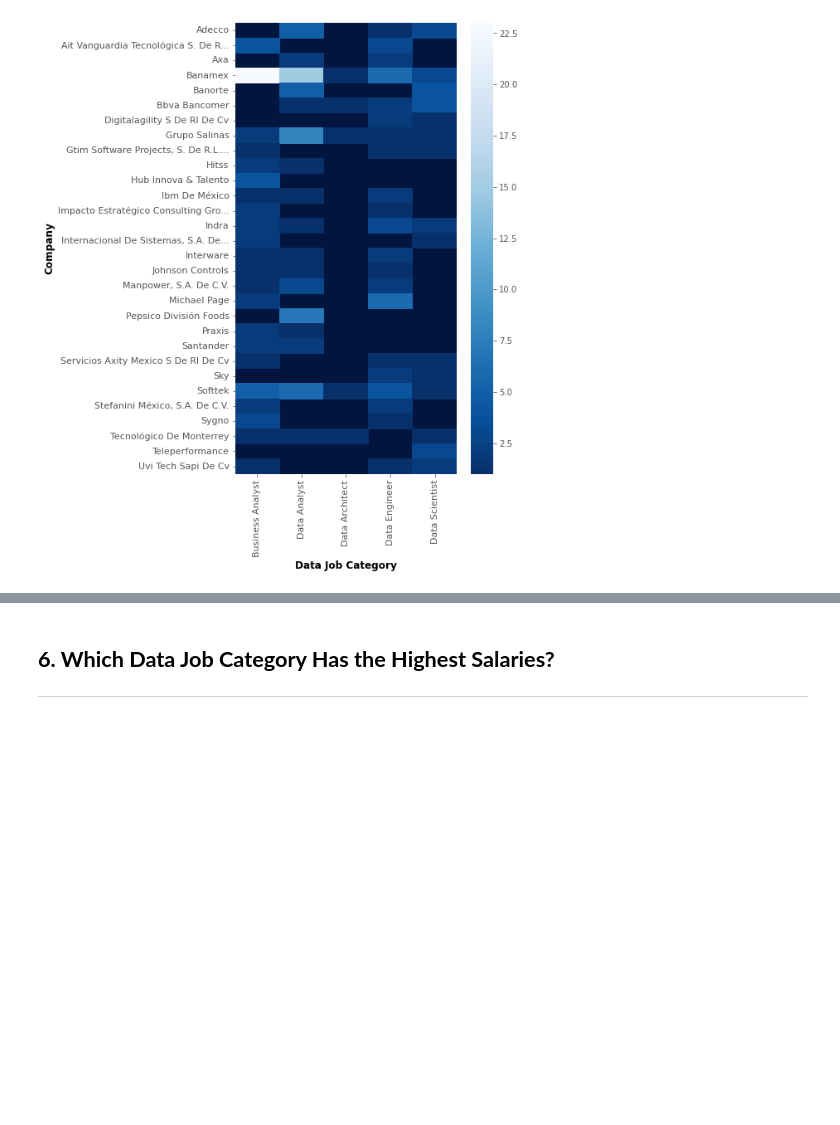
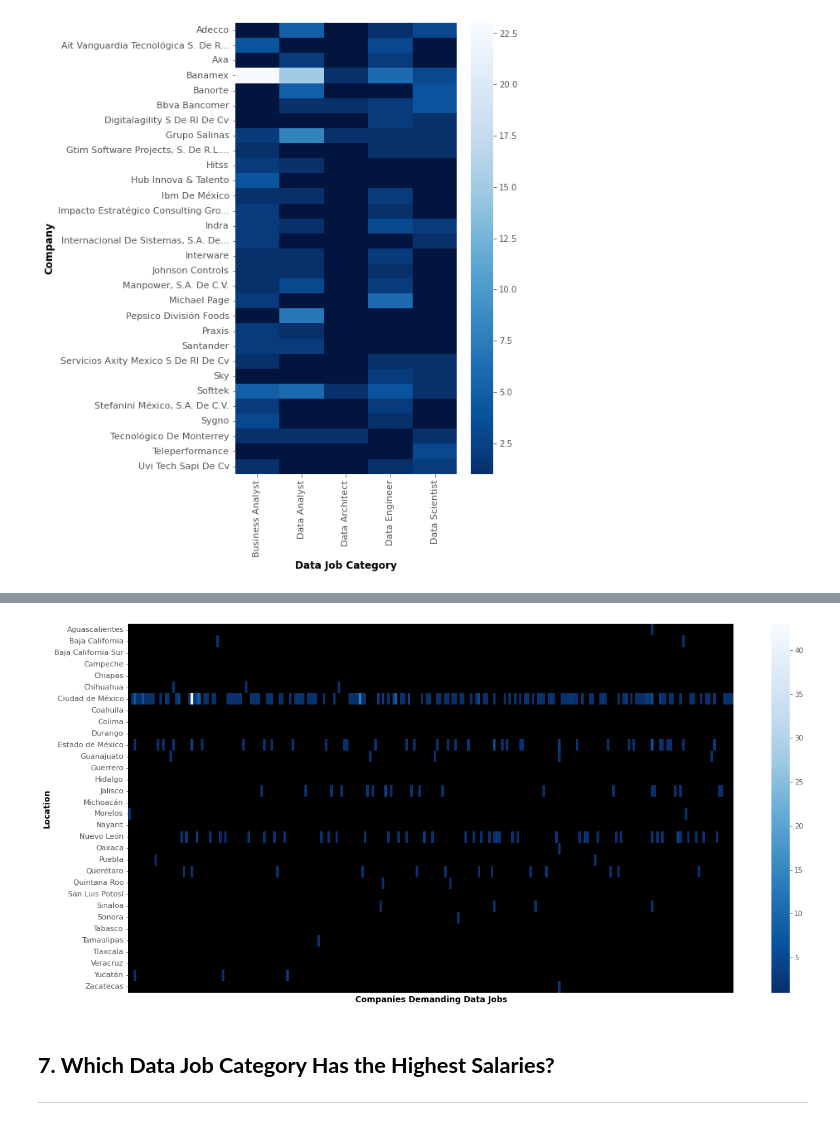
Before and after one commit to DanielEduardoLopez/DataJobsMX2022, a Jupyter notebook: 3-DataAnalysisViz.ipynb, the cells around one changed output, grey strips where cells are left out. Cells and saved outputs as stored; diff of their text form; code cells hidden in the pictures; blank space fills up the shorter version.

```diff
--- a/3-DataAnalysisViz.ipynb
+++ b/3-DataAnalysisViz.ipynb
@@ -437,3 +494,17 @@ plt.show()
+# %%
+# Heatmap of all companies demanding data jobs and their locations
+plt.figure(figsize = (20,10))
+hm = sns.heatmap(comp_loc_total,
+            cmap = "Blues_r",
+            mask = (comp_loc_total == 0))
+hm.set_facecolor('xkcd:black')
+plt.xlabel('Companies Demanding Data Jobs', weight = 'bold', fontsize = 12, color = 'black')
+plt.ylabel('Location', weight = 'bold', fontsize = 12, color = 'black')
+plt.xticks([])
+plt.yticks(fontsize = 11)
+plt.show()
+# %% [output]
+[figure, added]
 # %% [markdown]
-## **6. Which Data Job Category Has the Highest Salaries?**
+## **7. Which Data Job Category Has the Highest Salaries?**
 ___
```
Also changed, not shown: parts of 35 cells of this notebook.
